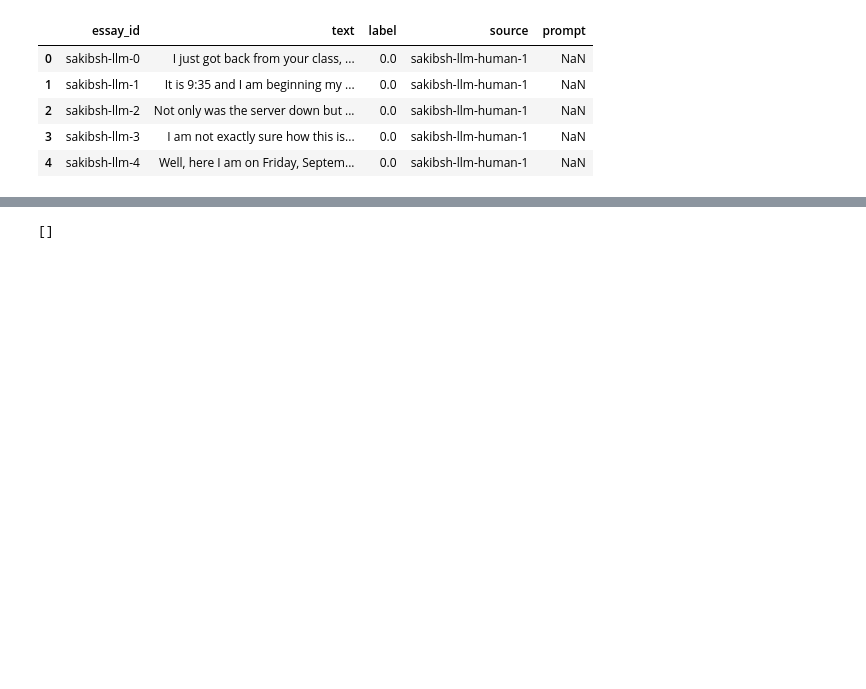
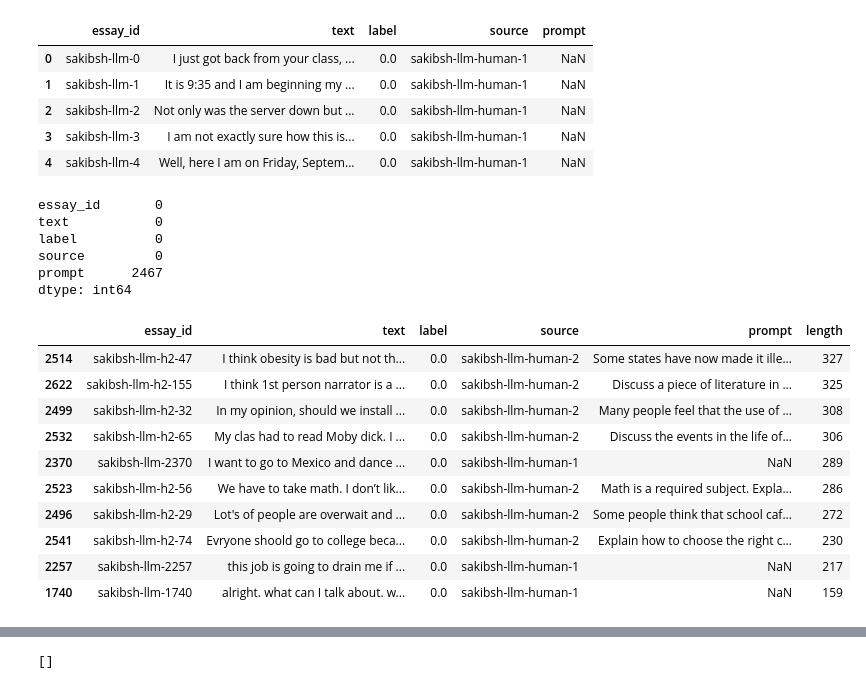
Before and after one commit to Michal1337/GenTextDetect, a Jupyter notebook: notebooks/gen_ai_data/essays.ipynb, the cells around one changed output, grey strips where cells are left out. Saved outputs shown, nothing was run; the diff lists cells and outputs as text; code cells hidden in the pictures; blank space fills up the shorter version.

```diff
--- a/notebooks/gen_ai_data/essays.ipynb
+++ b/notebooks/gen_ai_data/essays.ipynb
@@ -23,3 +23,12 @@ df.head()
 | 4 | sakibsh-llm-4 | Well, here I am on Friday, Septem... | 0.0 | sakibsh-llm-human-1 | NaN |
 # %%
 df = df[df["label"] == 0]
+# %%
+df.isna().sum()
+# %% [output]
+essay_id       0
+text           0
+label          0
+source         0
+prompt      2467
+dtype: int64
@@ -25,0 +37,14 @@ df = df[df["label"] == 0]
+# %%
+df.sort_values("length", ascending=False).tail(10)
+# %% [output]
+|  | essay_id | text | label | source | prompt | length |
+| 2514 | sakibsh-llm-h2-47 | I think obesity is bad but not th... | 0.0 | sakibsh-llm-human-2 | Some states have now made it ille... | 327 |
+| 2622 | sakibsh-llm-h2-155 | I think 1st person narrator is a ... | 0.0 | sakibsh-llm-human-2 | Discuss a piece of literature in ... | 325 |
+| 2499 | sakibsh-llm-h2-32 | In my opinion, should we install ... | 0.0 | sakibsh-llm-human-2 | Many people feel that the use of ... | 308 |
+| 2532 | sakibsh-llm-h2-65 | My clas had to read Moby dick. I ... | 0.0 | sakibsh-llm-human-2 | Discuss the events in the life of... | 306 |
+| 2370 | sakibsh-llm-2370 | I want to go to Mexico and dance ... | 0.0 | sakibsh-llm-human-1 | NaN | 289 |
+| 2523 | sakibsh-llm-h2-56 | We have to take math. I don’t lik... | 0.0 | sakibsh-llm-human-2 | Math is a required subject. Expla... | 286 |
+| 2496 | sakibsh-llm-h2-29 | Lot's of people are overwait and ... | 0.0 | sakibsh-llm-human-2 | Some people think that school caf... | 272 |
+| 2541 | sakibsh-llm-h2-74 | Evryone shoold go to college beca... | 0.0 | sakibsh-llm-human-2 | Explain how to choose the right c... | 230 |
+| 2257 | sakibsh-llm-2257 | this job is going to drain me if ... | 0.0 | sakibsh-llm-human-1 | NaN | 217 |
+| 1740 | sakibsh-llm-1740 | alright. what can I talk about. w... | 0.0 | sakibsh-llm-human-1 | NaN | 159 |
```
Also changed, not shown: parts of 5 cells of this notebook, 24 other files.
